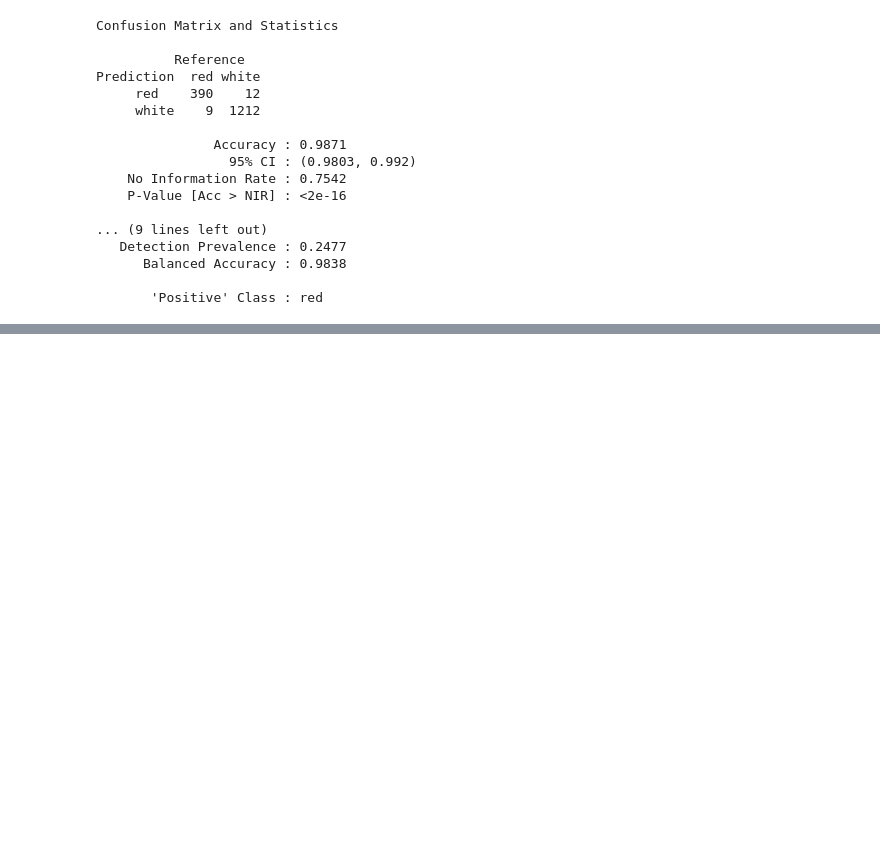
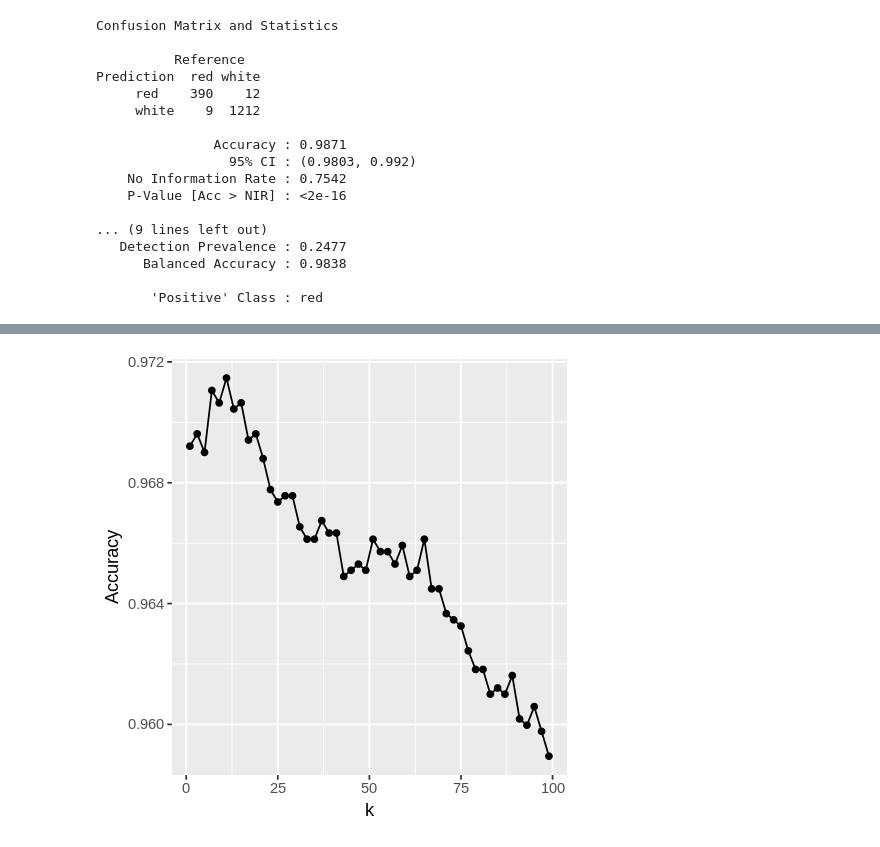
Before and after one commit to cryslee9/Predicting-Fine-Wine, a Jupyter notebook: fine_wine_analysis.ipynb, the cells around one changed output, grey strips where cells are left out. Saved outputs shown, nothing was run; the diff lists cells and outputs as text; code cells hidden in the pictures; blank space fills up the shorter version.

```diff
--- a/fine_wine_analysis.ipynb
+++ b/fine_wine_analysis.ipynb
@@ -475,0 +549,23 @@ Prediction  red white
+# %%
+#changing predictors to first six
+X_train3 <- training_set %>%
+    select(fixed_acidity, volatile_acidity, citric_acid, residual_sugar, chlorides, free_sulfur_dioxide) %>%
+    data.frame()
+
+Y_train3 <- training_set %>%
+    select(type) %>%
+    unlist()
+X_test3 <- testing_set %>%
+    select(fixed_acidity, volatile_acidity, citric_acid, residual_sugar, chlorides, free_sulfur_dioxide) %>%
+    data.frame()
+
+Y_test3 <- testing_set %>%
+    select(type) %>%
+    unlist()
+
+train_control <- trainControl(method = "cv", number = 10)
+k_lots3 = data.frame(k = seq(from = 1, to = 100 , by = 2))
+
+set.seed(2017)
+knn_cv3 <- train(x = X_train3, y = Y_train3, method = "knn", tuneGrid = k_lots3, trControl = train_control)
+knn_cv3
@@ -475,0 +590,8 @@ Prediction  red white
+# %%
+accuracy_vs_k3 <- knn_cv3$results %>%
+    ggplot(aes(x = k, y = Accuracy)) +
+    geom_point() +
+    geom_line()
+accuracy_vs_k3
+# %% [output]
+[figure, added]
```
Also changed, not shown: parts of 7 cells of this notebook.
